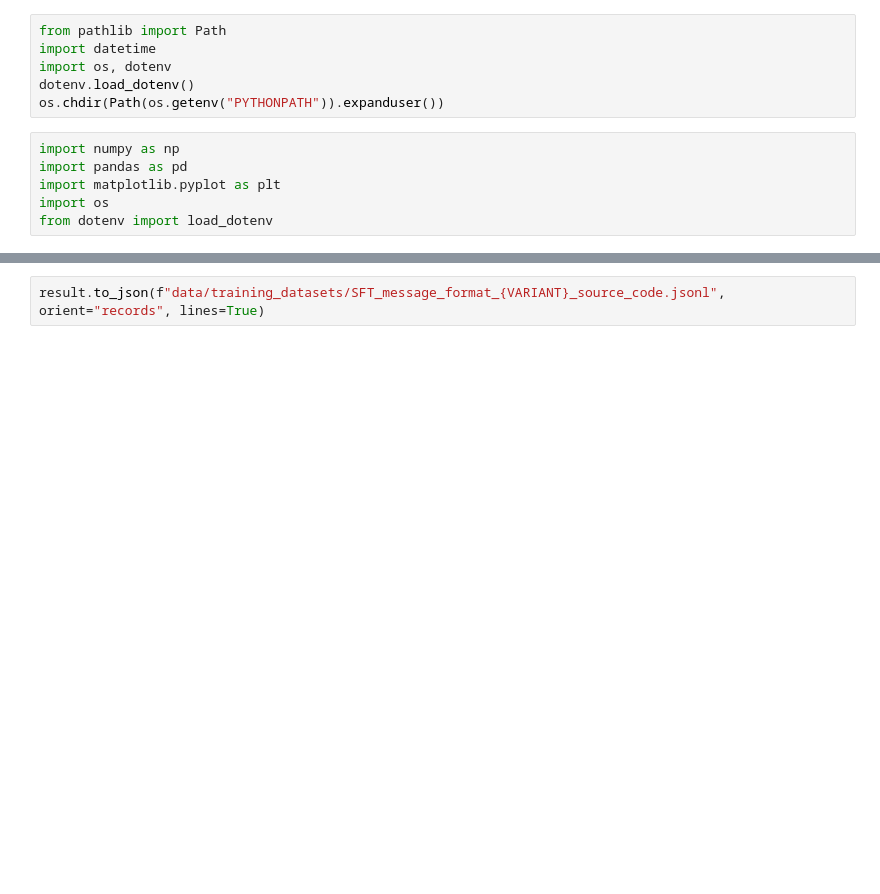
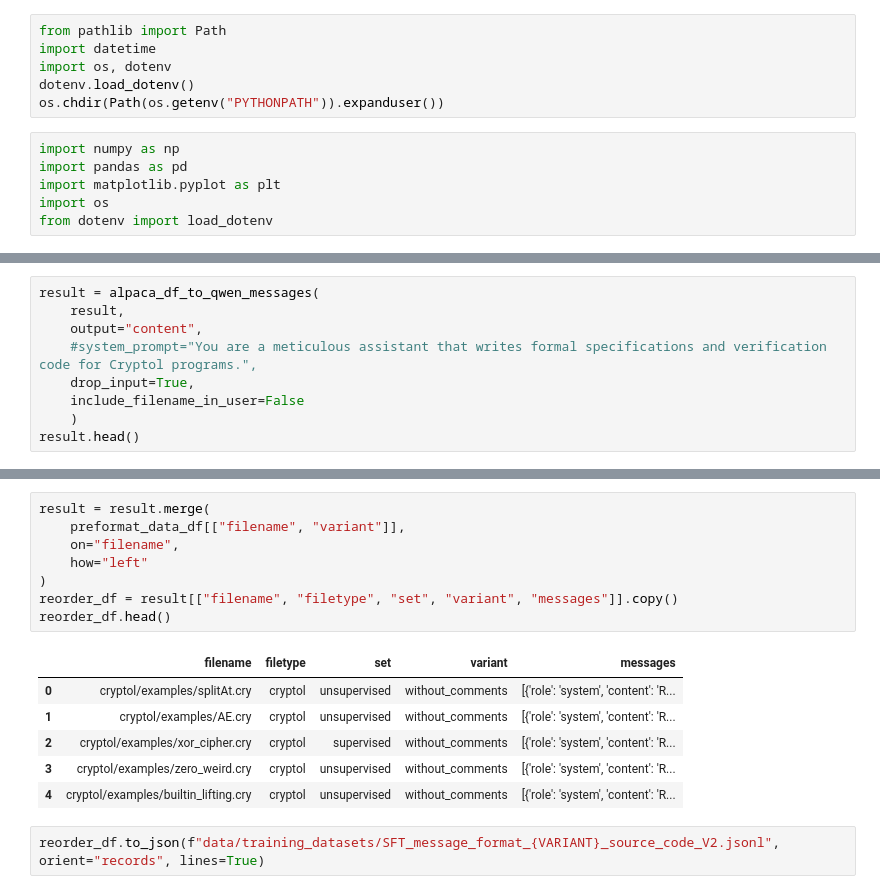
Before and after one commit to UH-Insure/DataPreprocess, a Jupyter notebook: notebooks/06_supervised_preprocess.ipynb, the cells around one changed output, grey strips where cells are left out. Drawn from its saved outputs; the diff is of its cells as text; blank space fills up the shorter version.

```diff
--- a/notebooks/06_supervised_preprocess.ipynb
+++ b/notebooks/06_supervised_preprocess.ipynb
@@ -43,0 +74,9 @@ result = alpaca_df_to_qwen_messages(
+# %%
+result = alpaca_df_to_qwen_messages(
+    result,
+    output="content",
+    #system_prompt="You are a meticulous assistant that writes formal specifications and verification code for Cryptol programs.",
+    drop_input=True,
+    include_filename_in_user=False
+    )
+result.head()
@@ -44,2 +90,17 @@ result = alpaca_df_to_qwen_messages(
+# %%
+result = result.merge(
+    preformat_data_df[["filename", "variant"]],
+    on="filename",
+    how="left"
+)
+reorder_df = result[["filename", "filetype", "set", "variant", "messages"]].copy()
+reorder_df.head()
+# %% [output]
+|  | filename | filetype | set | variant | messages |
+| 0 | cryptol/examples/splitAt.cry | cryptol | unsupervised | without_comments | [{'role': 'system', 'content': 'R... |
+| 1 | cryptol/examples/AE.cry | cryptol | unsupervised | without_comments | [{'role': 'system', 'content': 'R... |
+| 2 | cryptol/examples/xor_cipher.cry | cryptol | supervised | without_comments | [{'role': 'system', 'content': 'R... |
+| 3 | cryptol/examples/zero_weird.cry | cryptol | unsupervised | without_comments | [{'role': 'system', 'content': 'R... |
+| 4 | cryptol/examples/builtin_lifting.cry | cryptol | unsupervised | without_comments | [{'role': 'system', 'content': 'R... |
 # %%
-result.to_json(f"data/training_datasets/SFT_message_format_{VARIANT}_source_code.jsonl", orient="records", lines=True)
+reorder_df.to_json(f"data/training_datasets/SFT_message_format_{VARIANT}_source_code_V2.jsonl", orient="records", lines=True)
```
Also changed, not shown: parts of 4 cells of this notebook, 5 other files.
